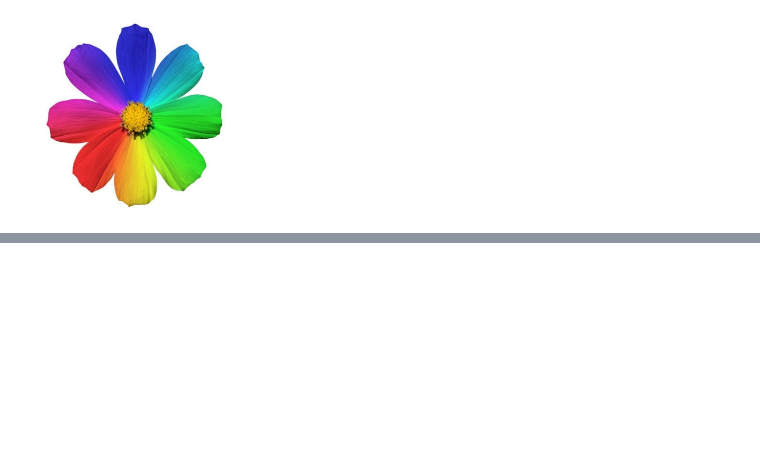
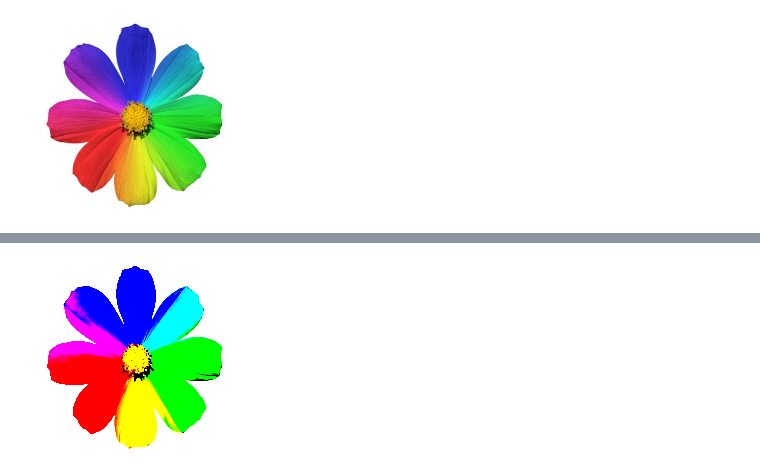
Before and after one commit to ESJoGithub/PythonStudy, a Jupyter notebook: Python_0518_opencv_03.ipynb, the cells around one changed output, grey strips where cells are left out. Saved outputs shown, nothing was run; the diff lists cells and outputs as text; code cells hidden in the pictures; blank space fills up the shorter version.

```diff
--- a/Python_0518_opencv_03.ipynb
+++ b/Python_0518_opencv_03.ipynb
@@ -162,0 +176,15 @@ cv2_imshow(rgb_img)
+# %%
+def contrast(_img, _bar=2.8):
+  _img = _img.astype(np.float32)
+  filtered_img = np.zeros(shape=_img.shape, dtype=np.float32)
+  filtered_img = _img + ((_img-128) * _bar)
+  filtered_img = filtered_img.clip(0, 255)
+  filtered_img = filtered_img.astype(np.uint8)
+
+  return filtered_img
+# %%
+cont = contrast(img2, 10)
+# %%
+cv2_imshow(cont)
+# %% [output]
+[figure, added]
```
Also changed, not shown: parts of 6 cells of this notebook.
